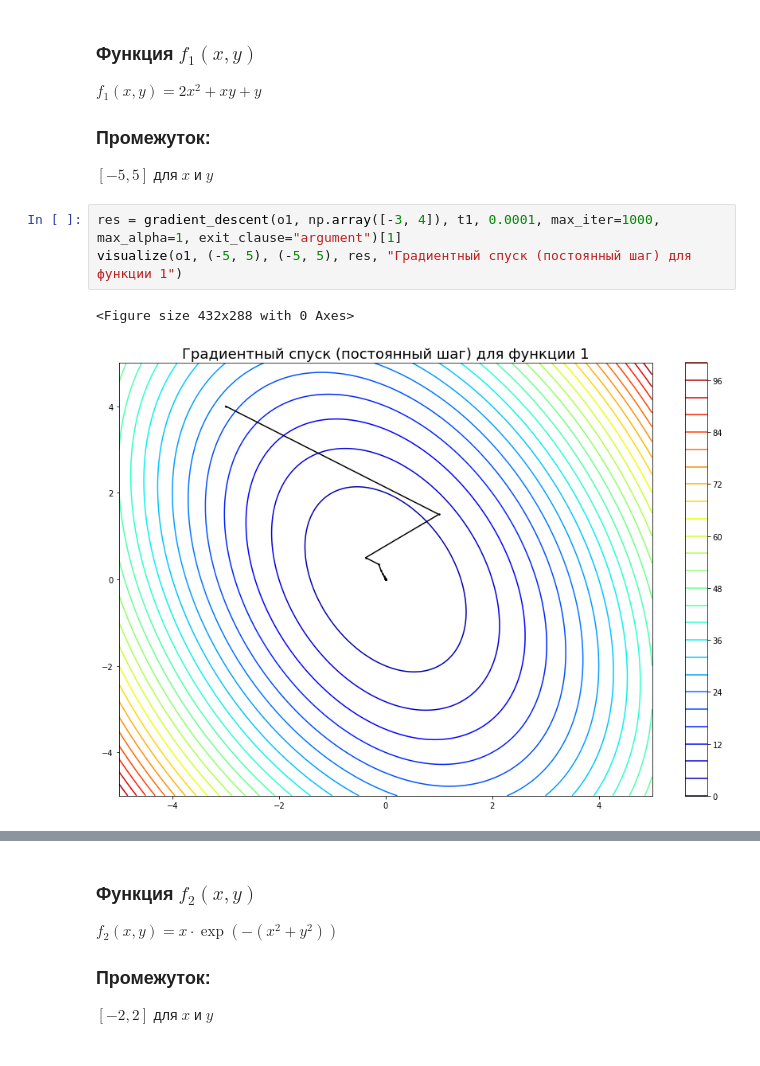
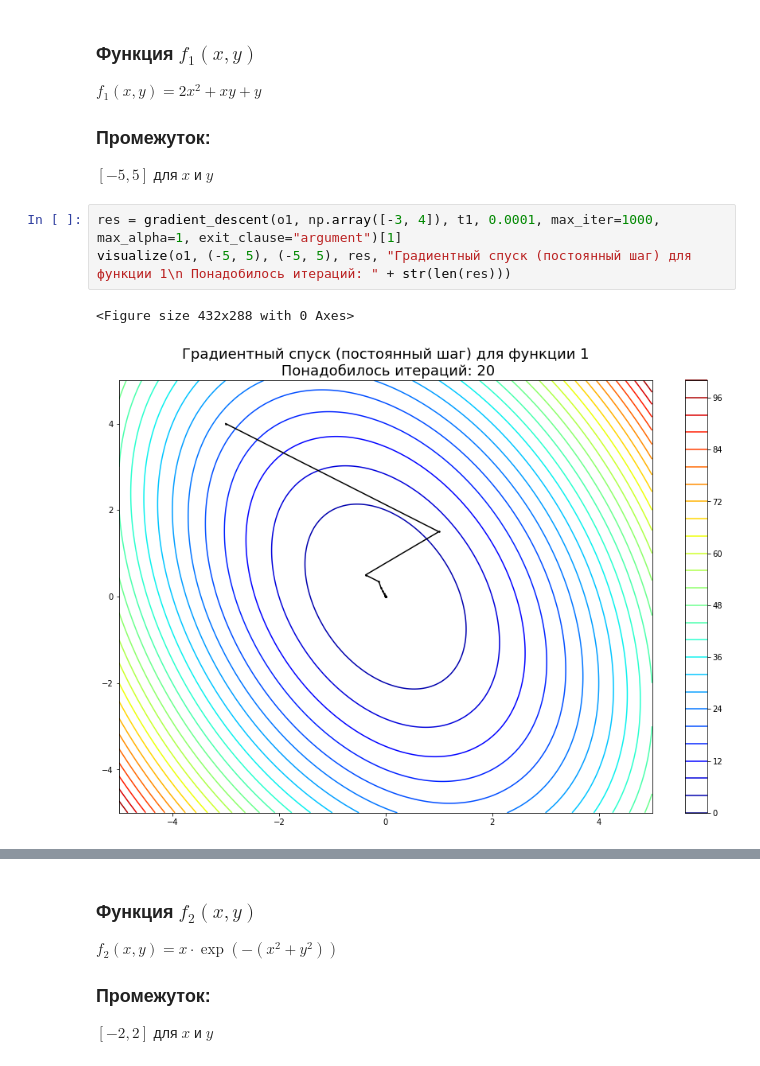
Before and after one commit to Ar4eR-ValerA/AppliedMath.IIISem, a Jupyter notebook: Lab2/visualization.ipynb, the cells around one changed output, grey strips where cells are left out. Cells and saved outputs as stored; diff of their text form.

```diff
--- a/Lab2/visualization.ipynb
+++ b/Lab2/visualization.ipynb
@@ -58,9 +58,9 @@ $f_1(x, y) = 2x^2 + xy + y$
 $[-5, 5]$ для $x$ и $y$
 # %%
 res = gradient_descent(o1, np.array([-3, 4]), t1, 0.0001, max_iter=1000, max_alpha=1, exit_clause="argument")[1]
-visualize(o1, (-5, 5), (-5, 5), res, "Градиентный спуск (постоянный шаг) для функции 1")
+visualize(o1, (-5, 5), (-5, 5), res, "Градиентный спуск (постоянный шаг) для функции 1\n Понадобилось итераций: " + str(len(res)))
 # %% [output]
 <Figure size 432x288 with 0 Axes>
-[figure, old version]
+[figure, new version]
 # %%
 res = fletcher_reeves(o1, np.array([-4, 3]), t3, 0.00001, 0.00015, 10, 10)[1]
```
Also changed, not shown: parts of 7 cells of this notebook, 2 other files.
